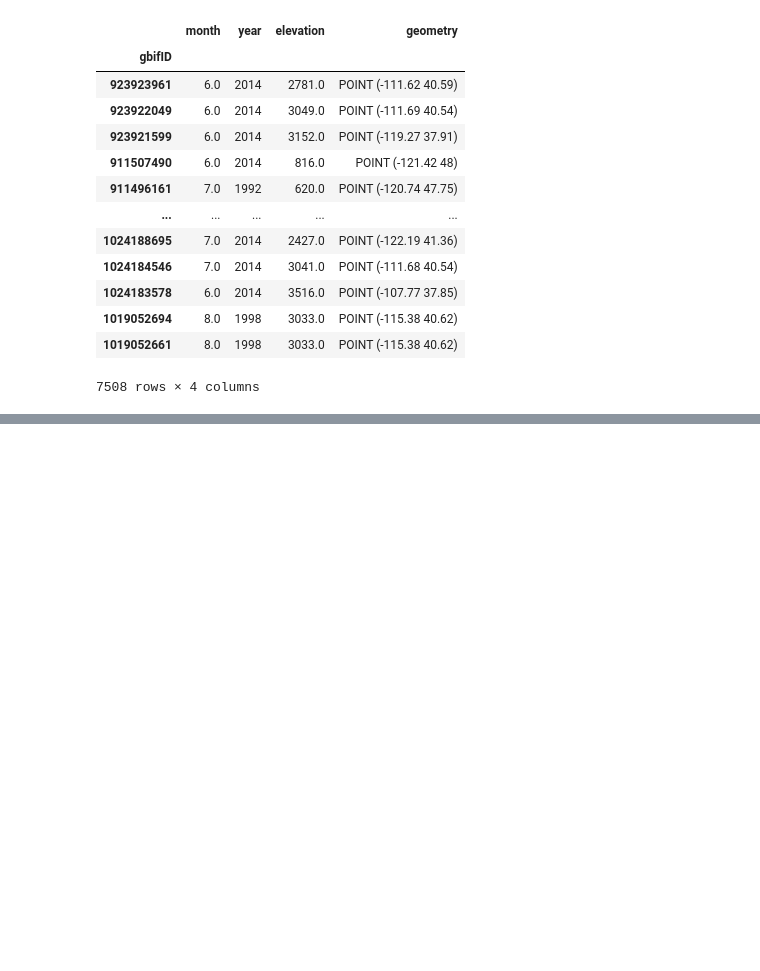
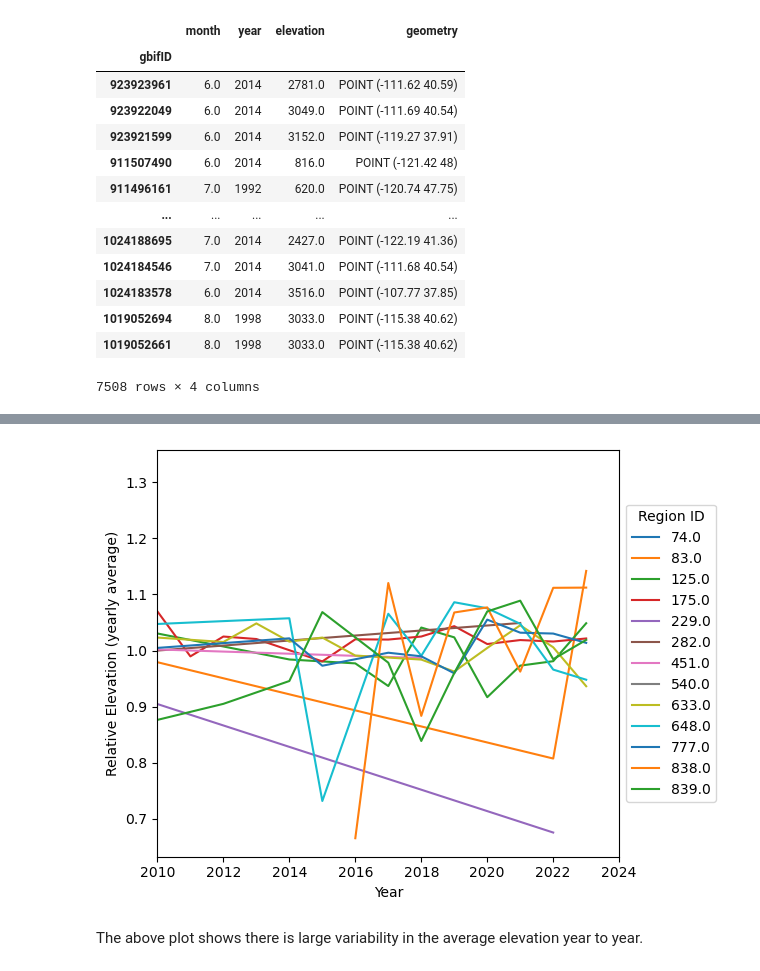
Before and after one commit to earthlab-education/foundations-of-earth-analytics-2024-species-distribution-coding-challenge-fundamentals-03-species-di, a Jupyter notebook: notebooks/Pika-spotting-trends.ipynb, the cells around one changed output, grey strips where cells are left out. Drawn from its saved outputs; the diff is of its cells as text; code cells hidden in the pictures; blank space fills up the shorter version.

```diff
--- a/notebooks/Pika-spotting-trends.ipynb
+++ b/notebooks/Pika-spotting-trends.ipynb
@@ -375,0 +473,25 @@ occurrence_df
+# %%
+# Normalize elevation to the 2000 - 2020 average within each ecoregion
+mean_elevation_df_Jul_norm = (
+    mean_elevation_df_Jul
+        .reset_index()
+        .groupby('ecoregion_id')['elevation_mean']
+        .mean()
+)
+
+mean_elevation_df_Jul['rel_elevation'] = (
+    mean_elevation_df_Jul['elevation_mean']
+    / mean_elevation_df_Jul_norm
+)
+
+#Reset the index such that year is not an index
+#Doing so helps with plotting
+# Transfer the year and month to columns
+mean_elevation_df_Jul = (
+    mean_elevation_df_Jul
+        .reset_index(level = ['year', 'month'])
+)
+
+mean_elevation_df_Jul_rdcd = (
+    mean_elevation_df_Jul[['year', 'rel_elevation']]
+)
@@ -375,0 +614,21 @@ occurrence_df
+# %%
+# Group by the index and plot each group
+fig, ax = plt.subplots()
+for name, group in mean_elevation_df_Jul_rdcd.groupby(mean_elevation_df_Jul_rdcd.index):
+    # Plot x vs. y for each index group
+    ax.plot(group['year'], group['rel_elevation'], label=name)
+
+ax.set_xlim([2010, 2024])
+ax.set_xlabel('Year')
+ax.set_ylabel('Relative Elevation (yearly average)')
+ax.legend(
+    title='Region ID',
+    loc='center left',
+    bbox_to_anchor=(1, 0.5)
+)
+plt.tight_layout()
+plt.show()
+# %% [output]
+[figure, added]
+# %% [markdown]
+The above plot shows there is large variability in the average elevation year to year.
```
Also changed, not shown: parts of 38 cells of this notebook, 1 other file.
